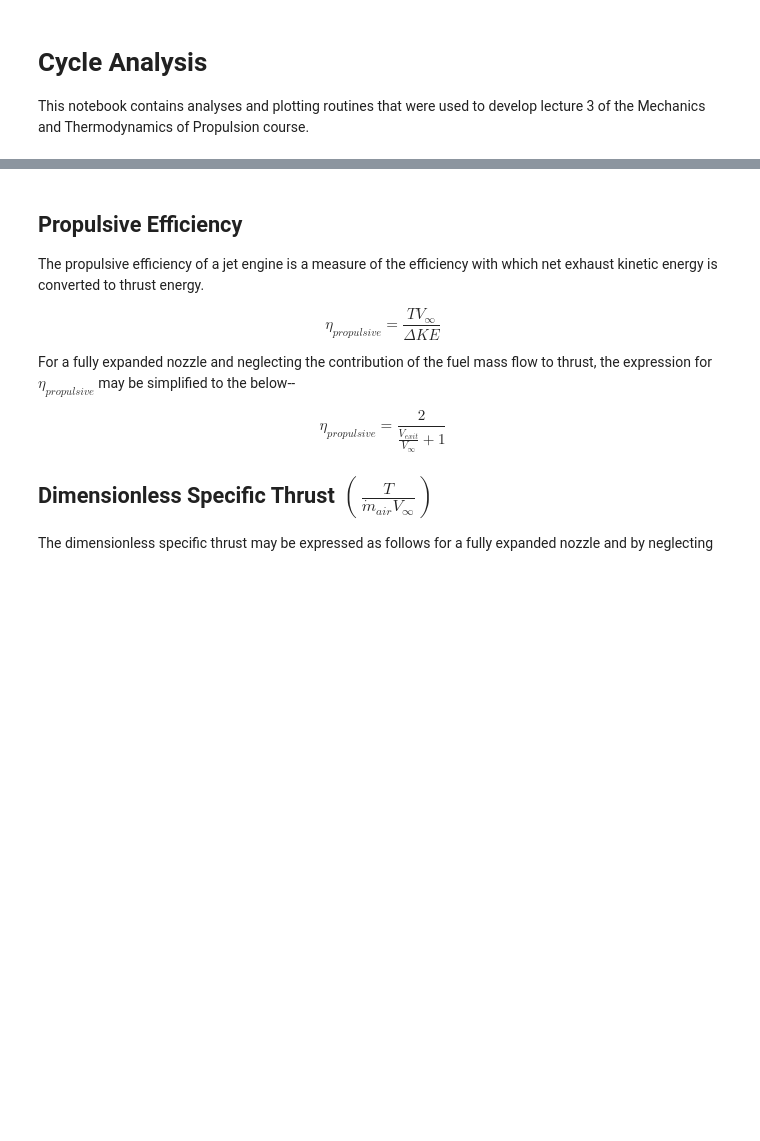
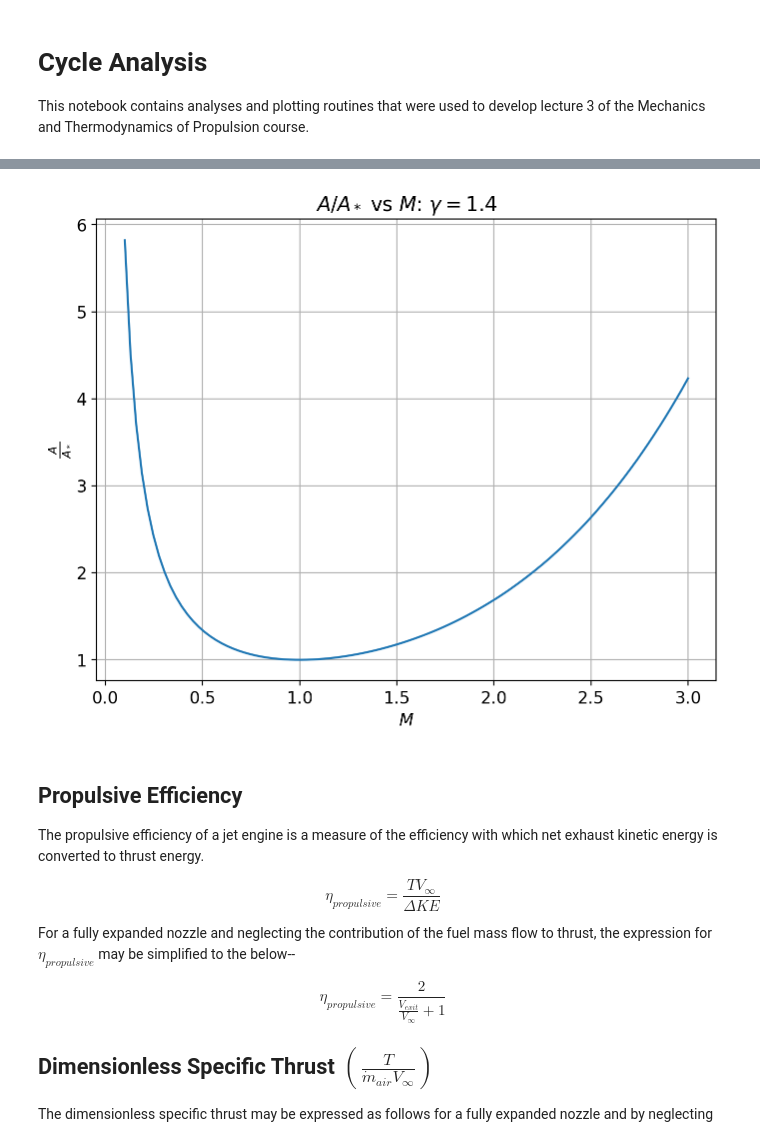
Before and after one commit to davetew/Modern-Aerospace-Propulsion, a Jupyter notebook: Cycle_Analysis.ipynb, the cells around one changed output, grey strips where cells are left out. Saved outputs shown, nothing was run; the diff lists cells and outputs as text; code cells hidden in the pictures; blank space fills up the shorter version.

```diff
--- a/Cycle_Analysis.ipynb
+++ b/Cycle_Analysis.ipynb
@@ -23,3 +128,16 @@ import pandas as pd
+# %%
+A_Astar = lambda M, ga=1.4: np.sqrt( 1/M**2 * (2/(ga+1) * (1+(ga-1)/2*M**2))**((ga+1)/(ga-1)) )
+# %%
+# Plot A_Astar vs Mach
+Mach = np.linspace(0.1, 3, 100)
+fig, ax = plt.subplots(figsize=(8, 6))
+ax.plot(Mach, A_Astar(Mach))
+ax.set_xlabel(r'$M$')
+ax.set_ylabel(r'$\frac{A}{A_*}$')
+ax.set_title(r'${A}/{A_*}$ vs $M$: $\gamma=1.4$')
+ax.grid()
+# %% [output]
+[figure, added]
 # %% [markdown]
 ## Propulsive Efficiency
 The propulsive efficiency of a jet engine is a measure of the efficiency with which net exhaust kinetic energy is converted to thrust energy.
```
Also changed, not shown: parts of 10 cells of this notebook.
